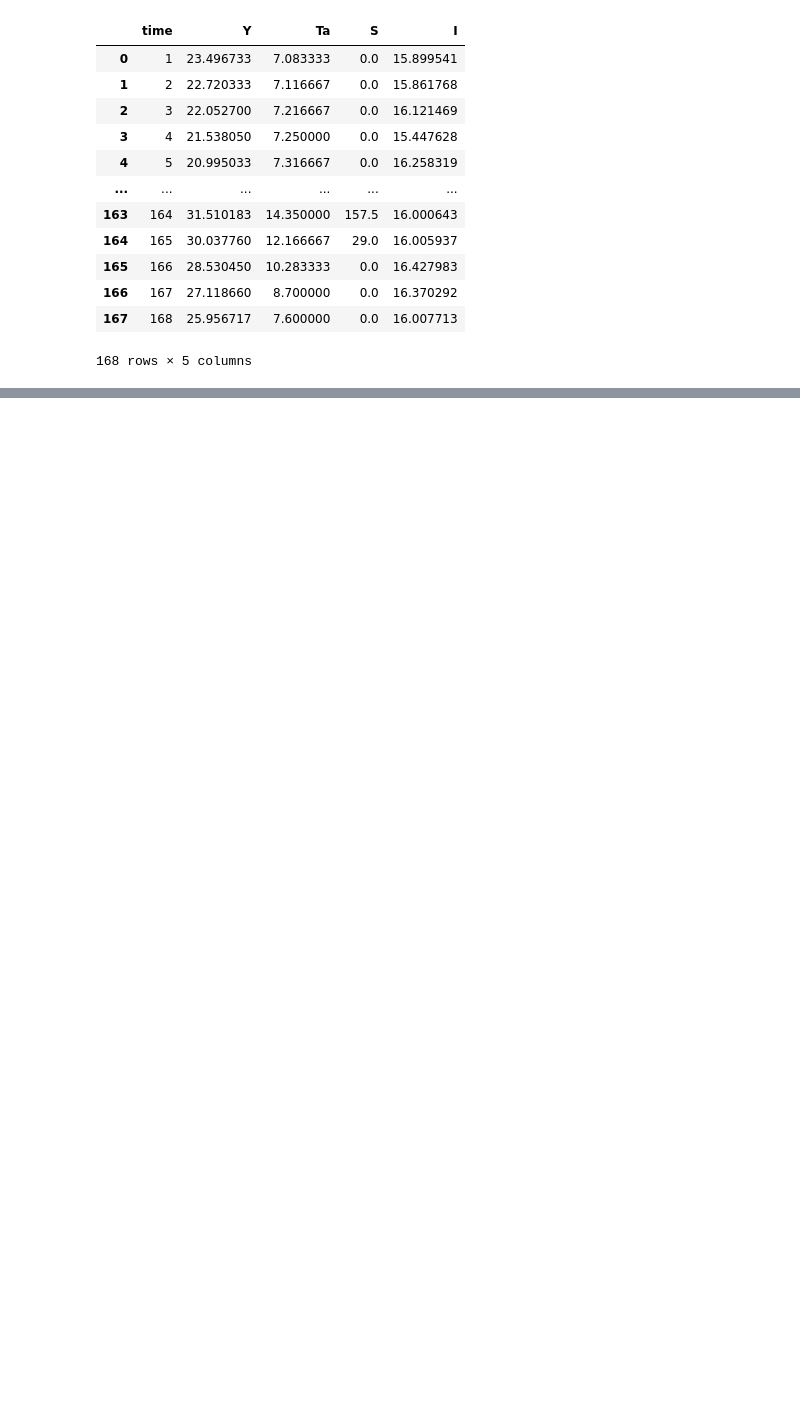
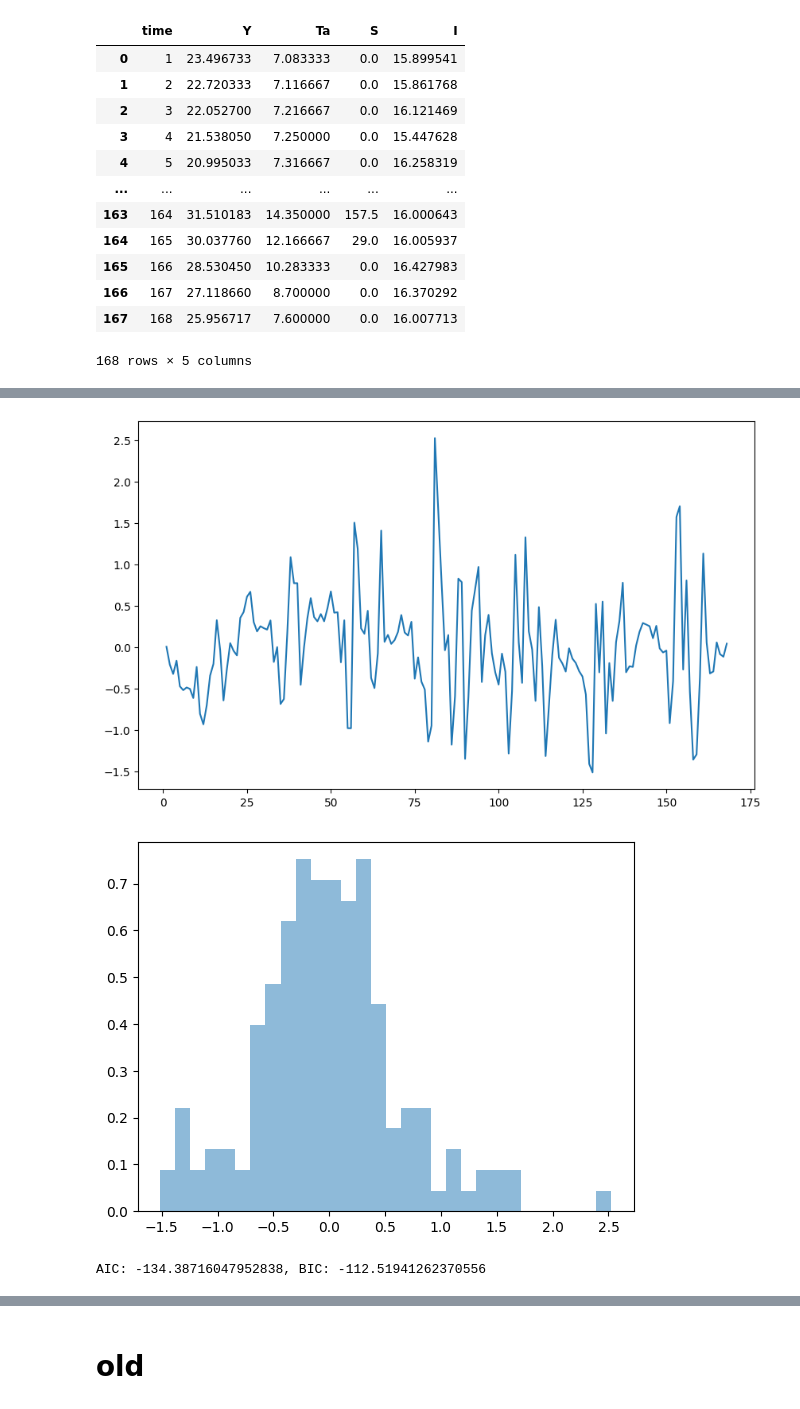
Before and after one commit to luca2618/Timeseries, a Jupyter notebook: assignment4/part2sylvester.ipynb, the cells around one changed output, grey strips where cells are left out. Cells and saved outputs as stored; diff of their text form; code cells hidden in the pictures; blank space fills up the shorter version.

```diff
--- a/assignment4/part2sylvester.ipynb
+++ b/assignment4/part2sylvester.ipynb
@@ -54,0 +183,33 @@ plt.show()
+# %%
+def calculate_aic_bic(y_true, y_pred, k):
+    n = len(y_true)
+    rss = np.sum((y_true - y_pred) ** 2)
+    aic = n * np.log(rss / n) + 2 * k
+    bic = n * np.log(rss / n) + k * np.log(n)
+    return aic, bic
+# %%
+#plot_acf(y_predicted, lags=50)
+#plot_pacf(y_predicted, lags=50)
+
+#plot residuals
+plt.figure(figsize=(10, 6))
+plt.plot(data["time"], data["Y"] - y_predicted, label="Residuals", color='tab:blue')
+plt.show()
+
+#residual histogram
+plt.hist(data["Y"] - y_predicted, bins=30, alpha=0.5, color='tab:blue', density=True)
+plt.show()
+
+# QQ-plot
+import scipy.stats as stats
+import statsmodels.api as sm
+sm.qqplot(data["Y"] - y_predicted, line='s')
+plt.title("QQ-plot of Residuals")
+
+# Calculate AIC and BIC
+aic, bic = calculate_aic_bic(data["Y"], y_predicted, k=7)
+print(f"AIC: {aic}, BIC: {bic}")
+# %% [output]
+[figure, added]
+[figure, added]
+AIC: -134.38716047952838, BIC: -112.51941262370556
@@ -54,0 +217,2 @@ plt.show()
+# %% [markdown]
+# old
```
Also changed, not shown: parts of 15 cells of this notebook.
